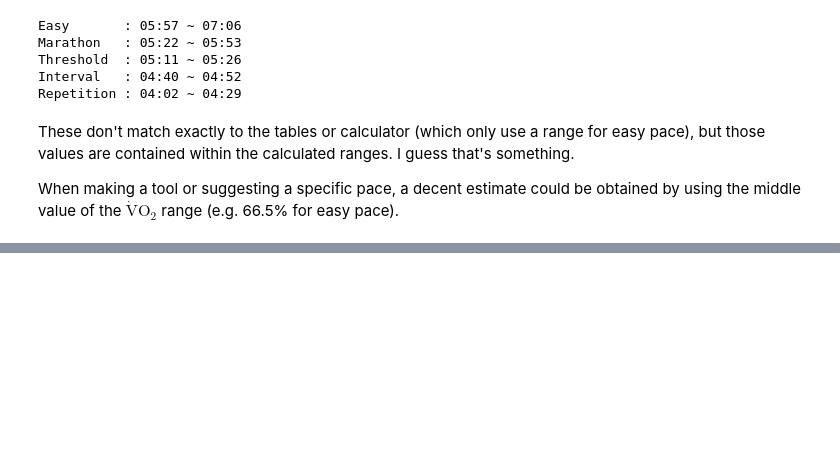
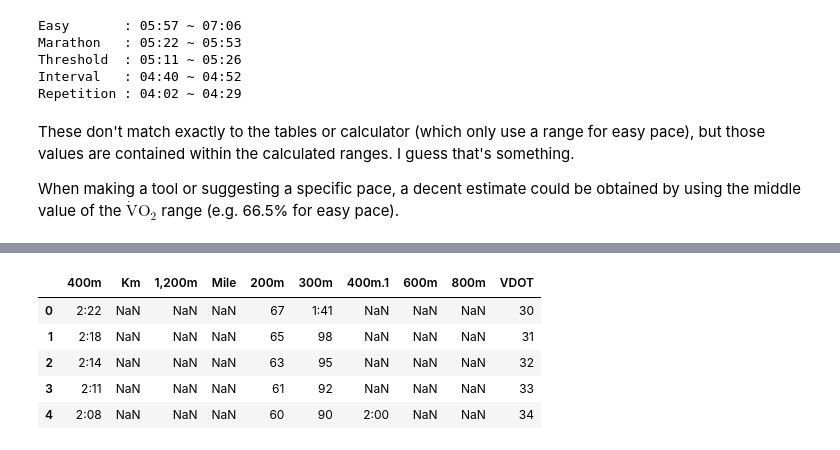
Before and after one commit to tlgs/vdot, a Jupyter notebook: misc/basics.ipynb, the cells around one changed output, grey strips where cells are left out. Cells and saved outputs as stored; diff of their text form; code cells hidden in the pictures; blank space fills up the shorter version.

```diff
--- a/misc/basics.ipynb
+++ b/misc/basics.ipynb
@@ -183,0 +466,70 @@ $\mathrm{\dot{V}O_2}$ range (e.g. 66.5% for easy pace).
+# %%
+raw_paces2 = """\
+400m    Km   1,200m   Mile  200m   300m   400m   600m   800m  VDOT
+2:22                         67    1:41                        30
+2:18                         65     98                         31
+2:14                         63     95                         32
+2:11                         61     92                         33
+2:08                         60     90     2:00                34
+2:05                         58     87     1:57                35
+2:02                         57     85     1:54                36
+1:59   5:00                  55     83     1:51                37
+1:56   4:54                  54     81     1:48                38
+1:54   4:48                  53     80     1:46                39
+1:52   4:42                  52     78     1:44                40
+1:50   4:36                  51     77     1:42                41
+1:48   4:31                  50     75     1:40                42
+1:46   4:26                  49     74     98                  43
+1:44   4:21                  48     72     96                  44
+1:42   4:16                  47     71     94                  45
+1:40   4:12   5:00           46     69     92                  46
+ 98    4:07   4:54           45     68     90                  47
+ 96    4:03   4:49           44     67     89                  48
+ 95    3:59   4:45           44     66     88                  49
+ 93    3:55   4:40           43     65     87                  50
+ 92    3:51   4:36           43     64     86                  51
+ 91    3:48   4:32           42     64     85                  52
+ 90    3:44   4:29           42     63     84                  53
+ 88    3:41   4:25           41     62     82                  54
+ 87    3:37   4:21           40     61     81                  55
+ 86    3:34   4:18           40     60     80     2:00         56
+ 85    3:31   4:14           39     59     79     1:57         57
+ 83    3:28   4:10           38     58     77     1:55         58
+ 82    3:25   4:07           38     57     76     1:54         59
+ 81    3:23   4:03           37     56     75     1:52         60
+ 80    3:20   4:00           37     55     74     1:51         61
+ 79    3:17   3:57           36     54     73     1:49         62
+ 78    3:15   3:54           36     53     72     1:48         63
+ 77    3:12   3:51           35     52     71     1:46         64
+ 76    3:10   3:48           35     52     70     1:45         65
+ 75    3:08   3:45    5:00   34     51     69     1:43         66
+ 74    3:05   3:42    4:57   34     51     68     1:42         67
+ 73    3:03   3:39    4:53   33     50     67     1:40         68
+ 72    3:01   3:36    4:50   33     49     66     99           69
+ 71    2:59   3:34    4:46   32     48     65     97           70
+ 70    2:57   3:31    4:43   32     48     64     96           71
+ 69    2:55   3:29    4:40   31     47     63     94           72
+ 69    2:53   3:27    4:37   31     47     63     93           73
+ 68    2:51   3:25    4:34   31     46     62     92           74
+ 67    2:49   3:22    4:31   30     46     61     91           75
+ 66    2:48   3:20    4:28   30     45     60     90           76
+ 65    2:46   3:18    4:25   29     45     59     89     2:00  77
+ 65    2:44   3:16    4:23   29     44     59     88     1:59  78
+ 64    2:42   3:14    4:20   29     44     58     87     1:58  79
+ 64    2:41   3:12    4:17   29     43     58     87     1:56  80
+ 63    2:39   3:10    4:15   28     43     57     86     1:55  81
+ 62    2:38   3:08    4:12   28     42     56     85     1:54  82
+ 62    2:36   3:07    4:10   28     42     56     84     1:53  83
+ 61    2:35   3:05    4:08   27     41     55     83     1:52  84
+ 61    2:33   3:03    4:05   27     41     55     82     1:51  85
+"""
+
+paces2 = pd.read_fwf(StringIO(raw_paces2))
+paces2.head()
+# %% [output]
+|  | 400m | Km | 1,200m | Mile | 200m | 300m | 400m.1 | 600m | 800m | VDOT |
+| 0 | 2:22 | NaN | NaN | NaN | 67 | 1:41 | NaN | NaN | NaN | 30 |
+| 1 | 2:18 | NaN | NaN | NaN | 65 | 98 | NaN | NaN | NaN | 31 |
+| 2 | 2:14 | NaN | NaN | NaN | 63 | 95 | NaN | NaN | NaN | 32 |
+| 3 | 2:11 | NaN | NaN | NaN | 61 | 92 | NaN | NaN | NaN | 33 |
+| 4 | 2:08 | NaN | NaN | NaN | 60 | 90 | 2:00 | NaN | NaN | 34 |
```
Also changed, not shown: parts of 25 cells of this notebook, 1 other file.
